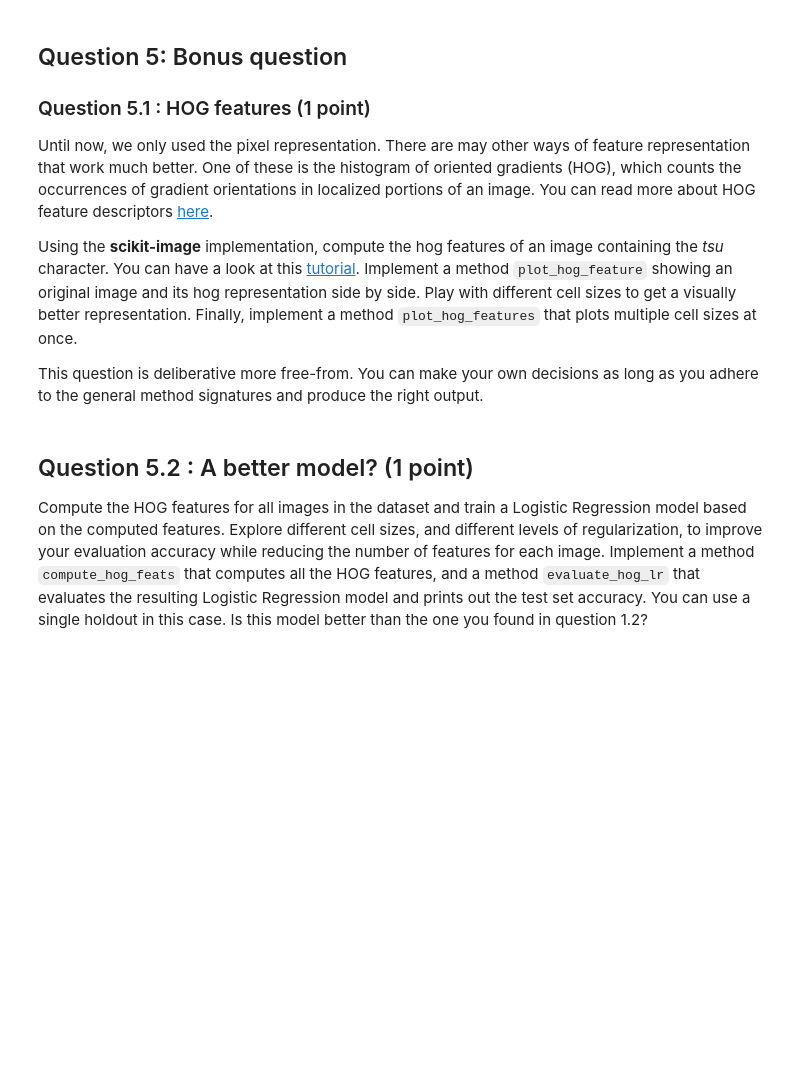
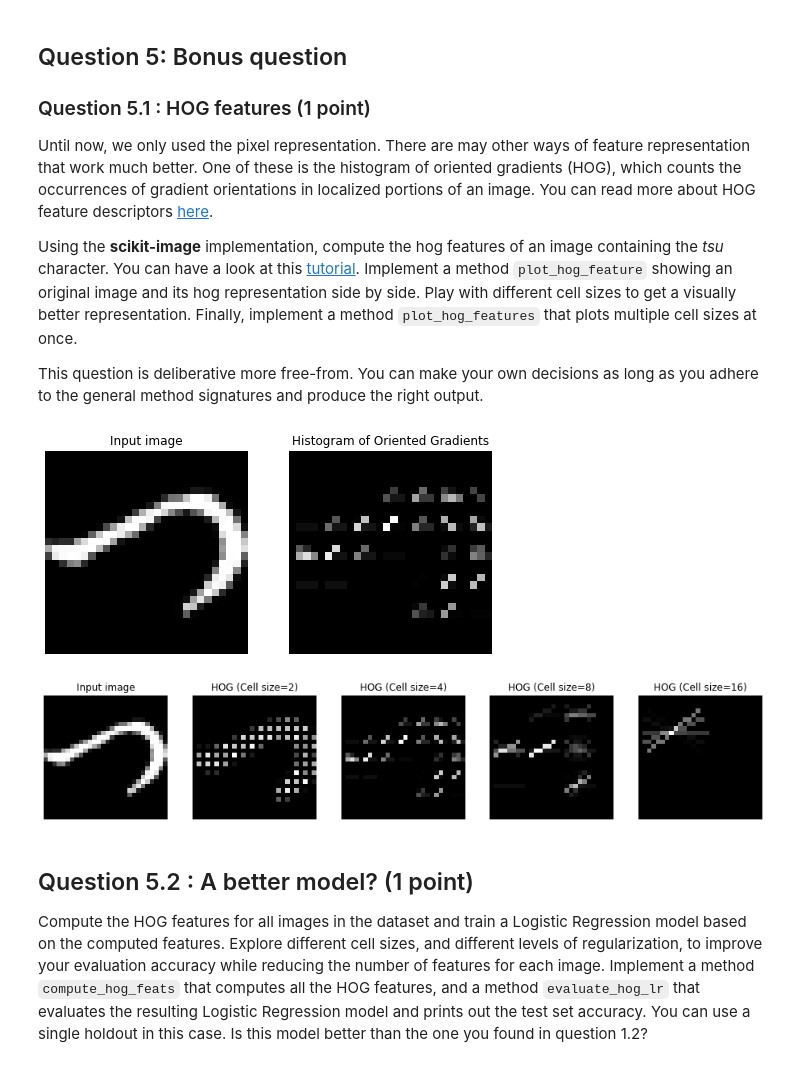
Before and after one commit to nikhil-96/ML-Assignment1, a Jupyter notebook: Assignment_1.ipynb, the cells around one changed output. Cells and saved outputs as stored; diff of their text form; code cells hidden in the pictures; blank space fills up the shorter version.

```diff
--- a/Assignment_1.ipynb
+++ b/Assignment_1.ipynb
@@ -424,3 +412,81 @@ plot_hog_features(X,y)
+# %%
+from skimage.feature import hog
+from skimage import data, exposure
+
+image = X.to_numpy()[21].reshape(28, 28)
+fd, hog_image = hog(image, orientations=9, pixels_per_cell=(4, 4),
+                    cells_per_block=(2, 2), visualize=True)
+# %%
+def plot_hog_feature(original_image, hog_image, cell_size = 2):
+
+    fig, (ax1, ax2) = plt.subplots(1, 2, figsize=(8, 8), sharex=True, sharey=True)
+
+    ax1.axis('off')
+    ax1.imshow(original_image, cmap=plt.cm.gray)
+    ax1.set_title('Input image')
+
+    # Rescale histogram for better display
+    hog_image_rescaled = exposure.rescale_intensity(hog_image, in_range=(0, 10))
+
+    ax2.axis('off')
+    ax2.imshow(hog_image_rescaled, cmap=plt.cm.gray)
+    ax2.set_title('Histogram of Oriented Gradients')
+    plt.show()
+
+def plot_hog_features(X,y):
+    image = X.to_numpy()[21].reshape(28, 28)
+    fd1, hog_image1 = hog(image, orientations=9, pixels_per_cell=(2, 2),
+                    cells_per_block=(2, 2), visualize=True)
+
+    fd2, hog_image2 = hog(image, orientations=9, pixels_per_cell=(4, 4),
+                    cells_per_block=(2, 2), visualize=True)
+
+    fd3, hog_image3 = hog(image, orientations=9, pixels_per_cell=(8, 8),
+                    cells_per_block=(2, 2), visualize=True)
+
+    fd4, hog_image4 = hog(image, orientations=9, pixels_per_cell=(16, 16),
+                    cells_per_block=(2, 2), visualize=True)
+
+    fig, (ax1, ax2, ax3, ax4, ax5) = plt.subplots(1, 5, figsize=(16, 16), sharex=True, sharey=True)
+
+    ax1.axis('off')
+    ax1.imshow(image, cmap=plt.cm.gray)
+    ax1.set_title('Input image')
+
+    # Rescale histogram for better display
+    hog_image1_rescaled = exposure.rescale_intensity(hog_image1, in_range=(0, 10))
+
+    ax2.axis('off')
+    ax2.imshow(hog_image1_rescaled, cmap=plt.cm.gray)
+    ax2.set_title('HOG (Cell size=2)')
+
+
+    hog_image2_rescaled = exposure.rescale_intensity(hog_image2, in_range=(0, 10))
+
+    ax3.axis('off')
+    ax3.imshow(hog_image2_rescaled, cmap=plt.cm.gray)
+    ax3.set_title('HOG (Cell size=4)')
+
+
+    hog_image3_rescaled = exposure.rescale_intensity(hog_image3, in_range=(0, 10))
+
+    ax4.axis('off')
+    ax4.imshow(hog_image3_rescaled, cmap=plt.cm.gray)
+    ax4.set_title('HOG (Cell size=8)')
+
+
+    hog_image4_rescaled = exposure.rescale_intensity(hog_image4, in_range=(0, 10))
+
+    ax5.axis('off')
+    ax5.imshow(hog_image4_rescaled, cmap=plt.cm.gray)
+    ax5.set_title('HOG (Cell size=16)')
+    plt.show()
+
+plot_hog_feature(image, hog_image)
+plot_hog_features(X,y)
+# %% [output]
+[figure, added]
+[figure, added]
 # %% [markdown]
 ## Question 5.2 : A better model? (1 point)
 
```
Also changed, not shown: parts of 2 cells of this notebook, 3 other files.
